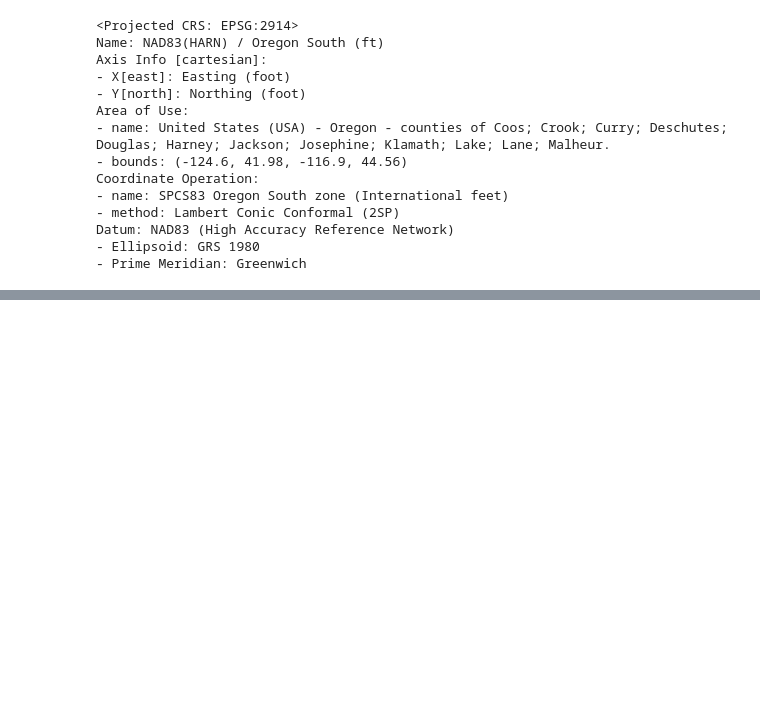
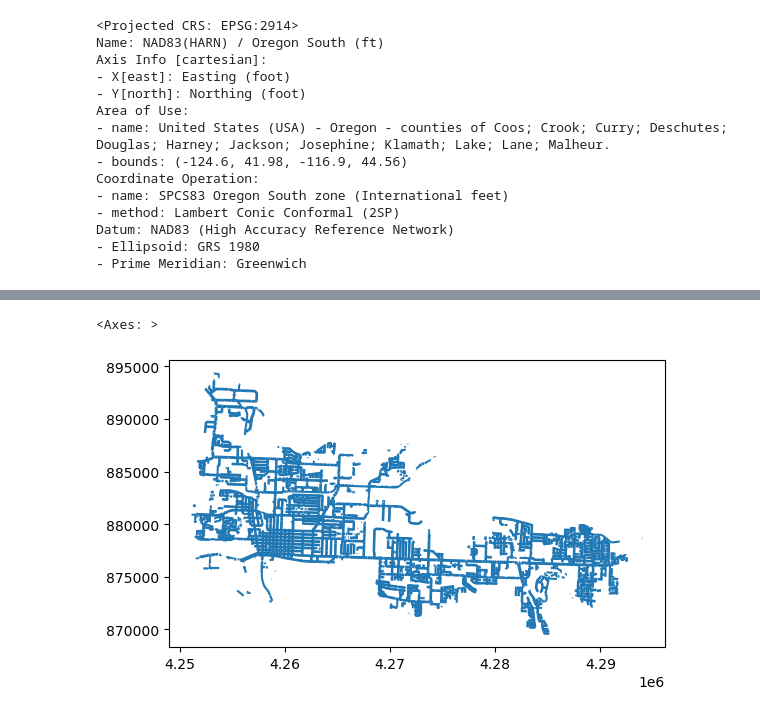
Before and after one commit to dongmeic/Sidewalk, a Jupyter notebook: regional_sidewalks_gpd.ipynb, the cells around one changed output, grey strips where cells are left out. Cells and saved outputs as stored; diff of their text form; code cells hidden in the pictures; blank space fills up the shorter version.

```diff
--- a/regional_sidewalks_gpd.ipynb
+++ b/regional_sidewalks_gpd.ipynb
@@ -99,0 +109,5 @@ sidewalks.to_file(r'T:\DCProjects\Modeling\Sidewalk\data\central_Lane_sidewalks.
+# %%
+sidewalks[sidewalks.city=='Springfield'].plot()
+# %% [output]
+<Axes: >
+[figure, added]
```
Also changed, not shown: parts of 4 cells of this notebook, 13 other files.
